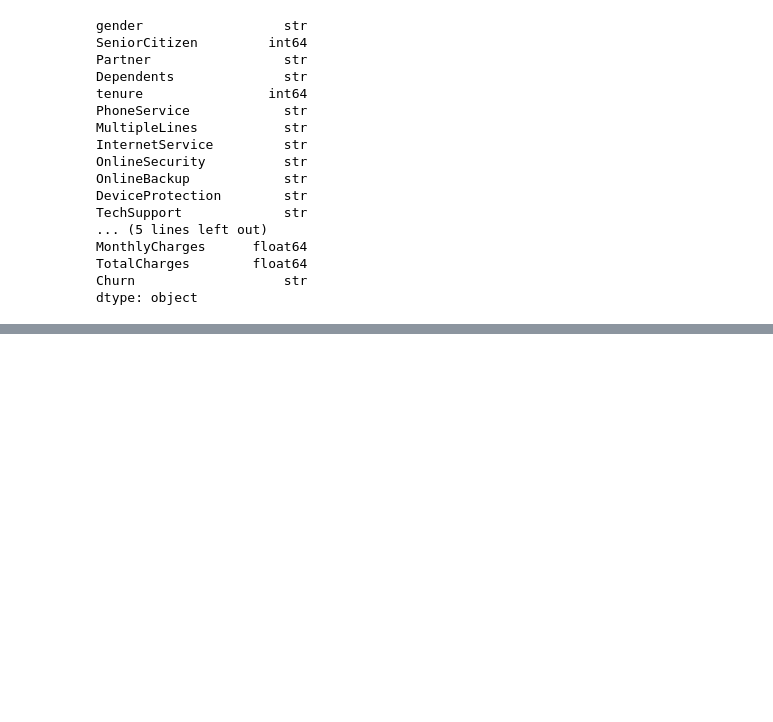
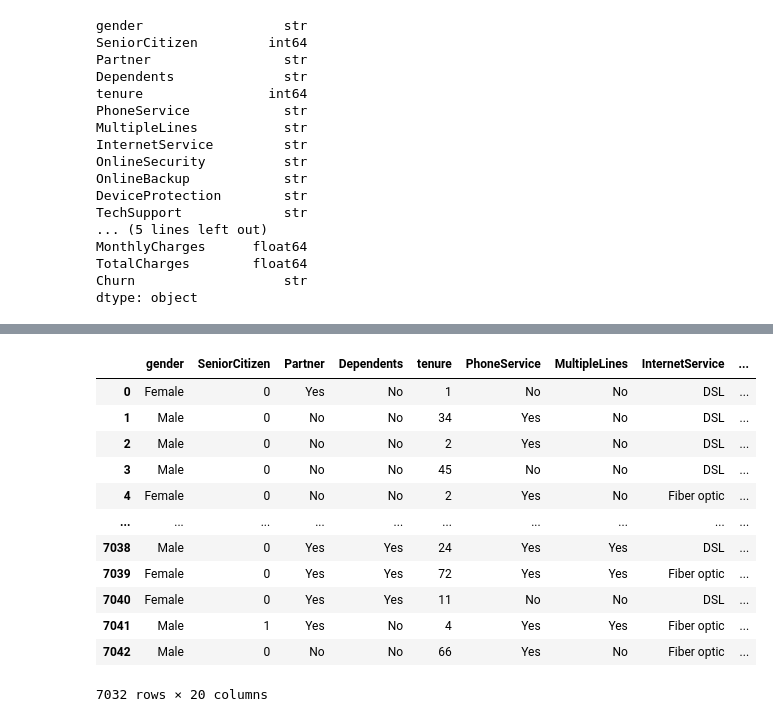
Before and after one commit to DEVANSHU-KALI/Deep_Learning, a Jupyter notebook: customer_churn_pred/code.ipynb, the cells around one changed output, grey strips where cells are left out. Saved outputs shown, nothing was run; the diff lists cells and outputs as text; code cells hidden in the pictures; blank space fills up the shorter version.

```diff
--- a/customer_churn_pred/code.ipynb
+++ b/customer_churn_pred/code.ipynb
@@ -173,0 +244,18 @@ dtype: object
+# %%
+# we are doing this replacement because no phone service directly means its a 'no' and same for other columns which have no internet service
+df1.replace('No phone service', 'No', inplace = True)
+df1.replace('No internet service', 'No', inplace= True)
+# %% [output]
+|  | gender | SeniorCitizen | Partner | Dependents | tenure | PhoneService | MultipleLines | InternetService | ... |
+| 0 | Female | 0 | Yes | No | 1 | No | No | DSL | ... |
+| 1 | Male | 0 | No | No | 34 | Yes | No | DSL | ... |
+| 2 | Male | 0 | No | No | 2 | Yes | No | DSL | ... |
+| 3 | Male | 0 | No | No | 45 | No | No | DSL | ... |
+| 4 | Female | 0 | No | No | 2 | Yes | No | Fiber optic | ... |
+| ... | ... | ... | ... | ... | ... | ... | ... | ... | ... |
+| 7038 | Male | 0 | Yes | Yes | 24 | Yes | Yes | DSL | ... |
+| 7039 | Female | 0 | Yes | Yes | 72 | Yes | Yes | Fiber optic | ... |
+| 7040 | Female | 0 | Yes | Yes | 11 | No | No | DSL | ... |
+| 7041 | Male | 1 | Yes | No | 4 | Yes | Yes | Fiber optic | ... |
+| 7042 | Male | 0 | No | No | 66 | Yes | No | Fiber optic | ... |
+7032 rows × 20 columns
```
Also changed, not shown: parts of 11 cells of this notebook.
